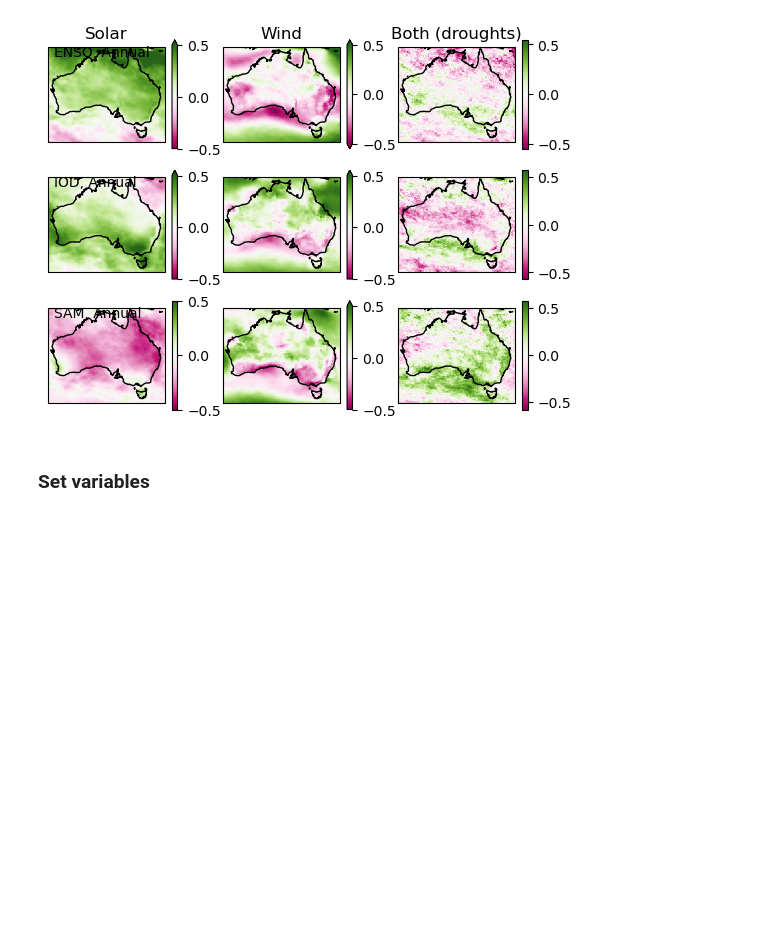
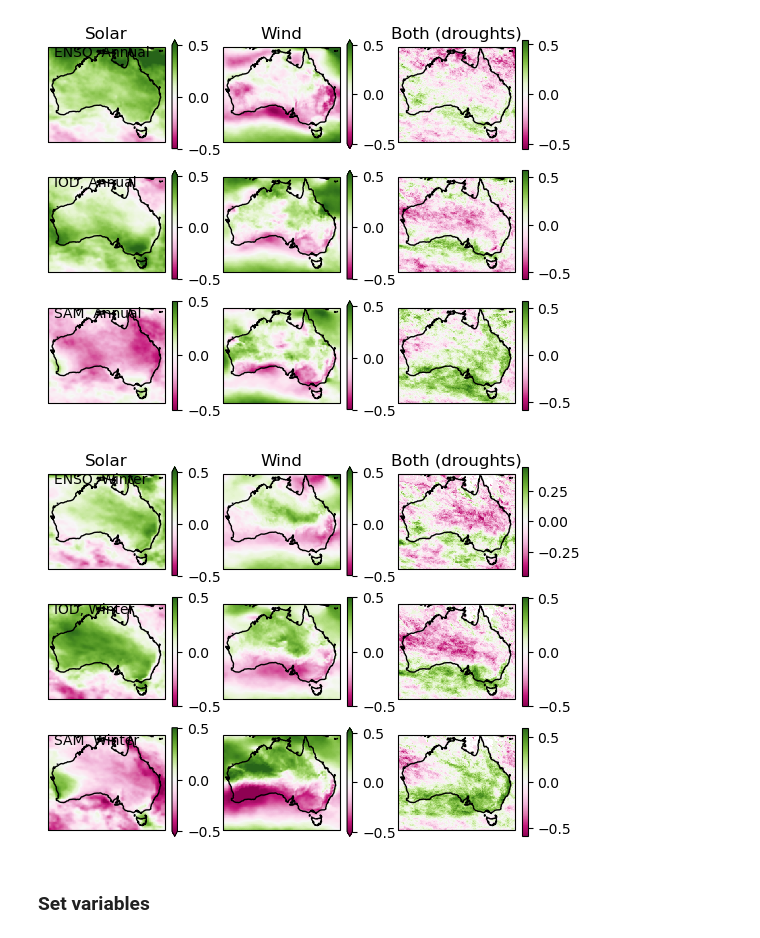
Before and after one commit to dougrichardson/Richardson_2023_energy, a Jupyter notebook: 2_drivers.ipynb, the cells around one changed output. Saved outputs shown, nothing was run; the diff lists cells and outputs as text; code cells hidden in the pictures; blank space fills up the shorter version.

Commit message:
Winter correlation fig

```diff
--- a/2_drivers.ipynb
+++ b/2_drivers.ipynb
@@ -613,6 +613,33 @@ for i, mode in enumerate(['ENSO', 'IOD', 'SAM']):
         # ax[i, 1].text(0.05, 0.9, ', '.join([mode, season]), transform=ax[i, 1].transAxes)
 # %% [output]
 [figure]
+# %%
+season = 'Winter'
+
+fig, ax = plt.subplots(3, 3, subplot_kw={'projection': ccrs.PlateCarree()})
+
+for i, mode in enumerate(['ENSO', 'IOD', 'SAM']):
+        ax[i, 0].coastlines()
+        ax[i, 1].coastlines()
+        ax[i, 2].coastlines()
+
+        cor_dict[season][mode]['mssrd'].plot(ax=ax[i, 0], cmap='PiYG', vmin=-0.5, vmax=0.5)
+        cor_dict[season][mode]['100w'].plot(ax=ax[i, 1], cmap='PiYG', vmin=-0.5, vmax=0.5)
+        cor_dict[season][mode]['compound'].plot(ax=ax[i, 2], cmap='PiYG')
+
+        if i == 0:
+            ax[i, 0].set_title('Solar')
+            ax[i, 1].set_title('Wind')
+            ax[i, 2].set_title('Both (droughts)')
+        else:
+            ax[i, 0].set_title('')
+            ax[i, 1].set_title('')
+            ax[i, 2].set_title('')
+
+        ax[i, 0].text(0.05, 0.9, ', '.join([mode, season]), transform=ax[i, 0].transAxes)
+        # ax[i, 1].text(0.05, 0.9, ', '.join([mode, season]), transform=ax[i, 1].transAxes)
+# %% [output]
+[figure, added]
 # %% [markdown]
 ### Set variables
 # %%
```
